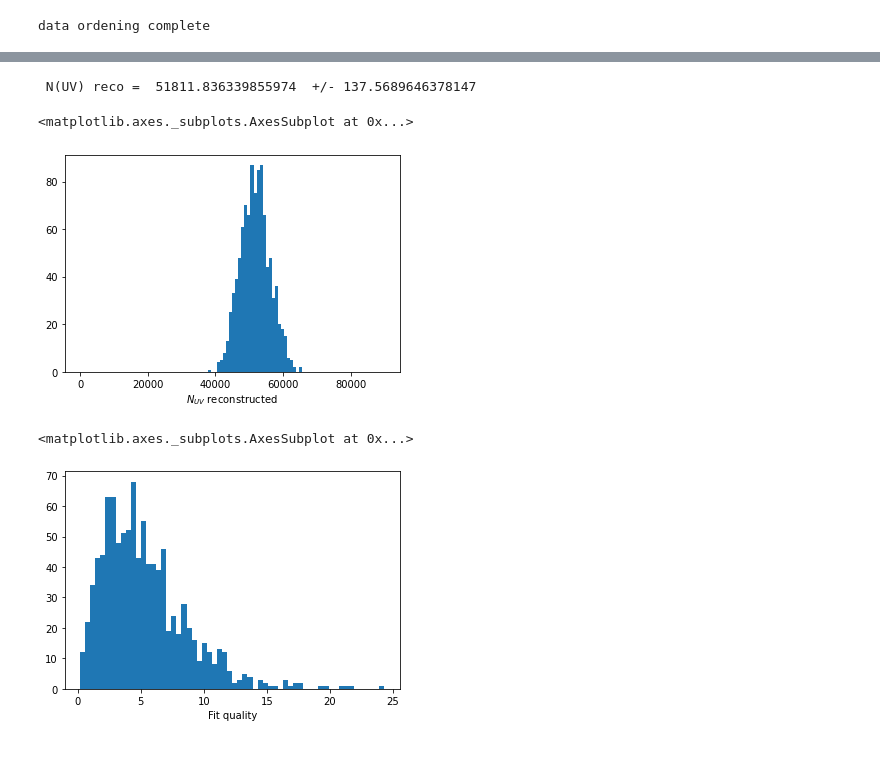
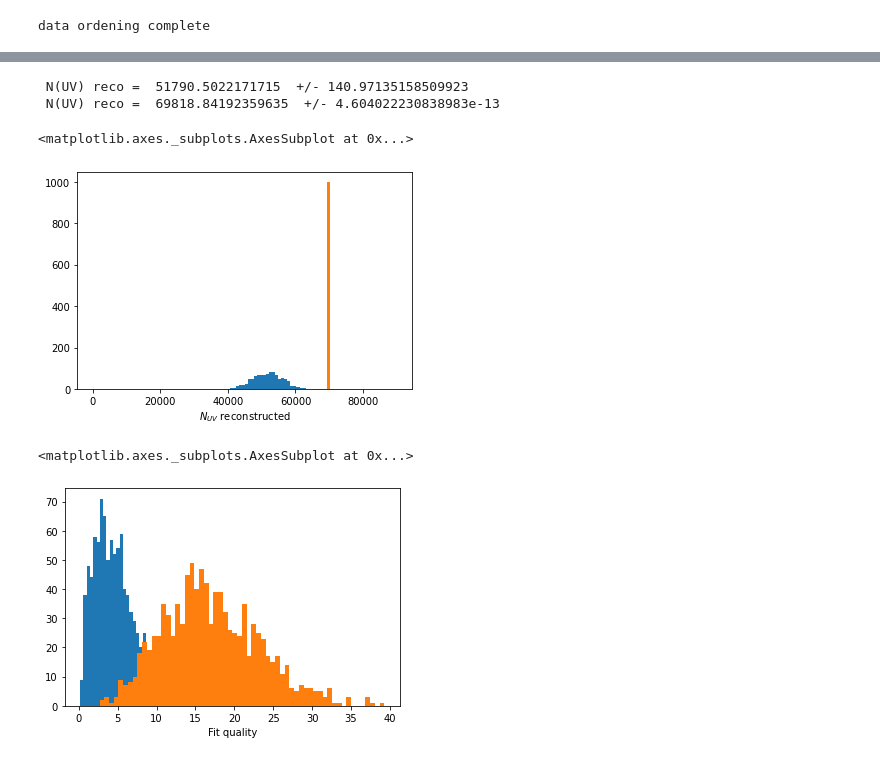
Before and after one commit to LeonoraIrene/SiPM, a Jupyter notebook: SiPMsimulatorXAMS.ipynb, the cells around one changed output, grey strips where cells are left out. Saved outputs shown, nothing was run; the diff lists cells and outputs as text; code cells hidden in the pictures.

```diff
--- a/SiPMsimulatorXAMS.ipynb
+++ b/SiPMsimulatorXAMS.ipynb
@@ -85,11 +85,14 @@ event generation done
 * n_uv = number of UV photons assumed for the S2 signal
 # %%
 recs = []
-list_n_uv=[]
-for i in range(1,5):
-    list_n_uv.append(1000)
+recs_fixed = []
 n_uv = 50000
 for sim in sims:
+    rec_fixed = Reconstruction(sim=sim)
+    rec_fixed.fix_parameter_CHI2(parameter="rate0", fix_value=(n_uv/1.4))
+    rec_fixed.emulate_events(n_uv=n_uv,n_event=1000,method="CHI2",plot=False,nbins=1000,range=((-30,30),(-30,30)))
+    recs_fixed.append(rec_fixed)
+
     rec = Reconstruction(sim=sim)
     rec.emulate_events(n_uv=n_uv,n_event=1000,method="CHI2",plot=False,nbins=1000,range=((-30,30),(-30,30)))
     recs.append(rec)
@@ -429,14 +438,17 @@ ax = recs[i].plot(type="xy",range=((-25,25),(-25,25)))
 # %%
 recs[i].plot(type="intensity",range=(0,90000))
+recs_fixed[i].plot(type="intensity",range=(0,90000))
 # %% [output]
- N(UV) reco =  51811.836339855974  +/- 137.5689646378147
+ N(UV) reco =  51790.5022171715  +/- 140.97135158509923
+ N(UV) reco =  69818.84192359635  +/- 4.604022230838983e-13
 <matplotlib.axes._subplots.AxesSubplot at 0x...>
-[figure, old version]
+[figure, new version]
 # %%
 recs[i].plot(type="fit_quality",bins=60)
+recs_fixed[i].plot(type="fit_quality",bins=60)
 # %% [output]
 <matplotlib.axes._subplots.AxesSubplot at 0x...>
-[figure, old version]
+[figure, new version]
 # %%
 df = df.replace([np.inf, -np.inf], np.nan).dropna()
 # %%
```
Also changed, not shown: parts of 9 cells of this notebook, 2 other files.
